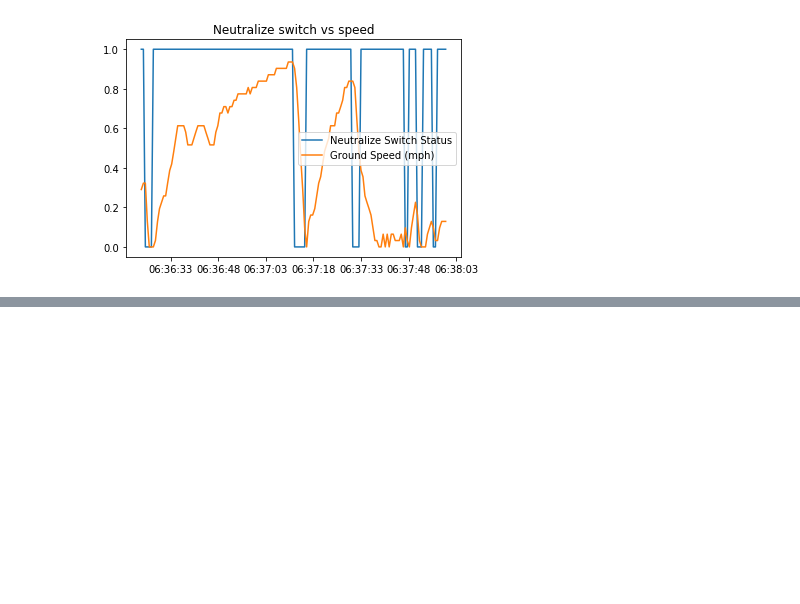
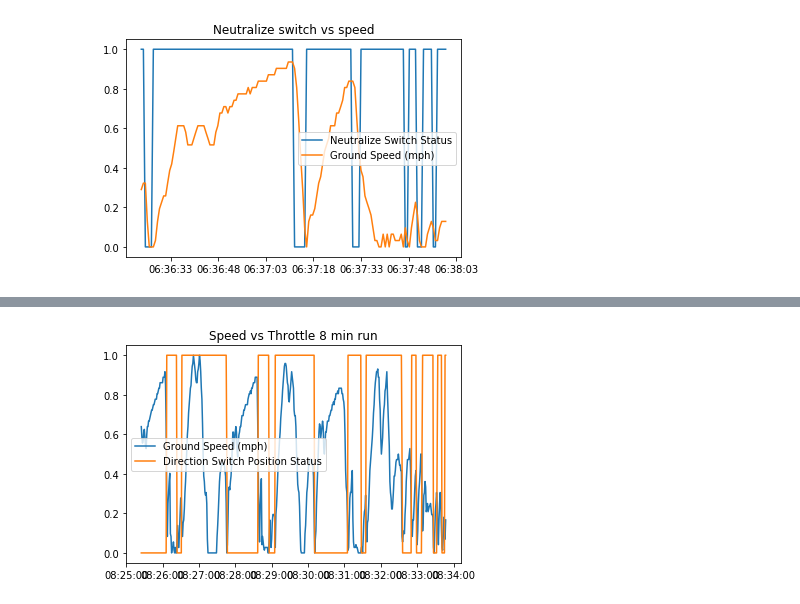
Before and after one commit to saramic/roxoff, a Jupyter notebook: prelim_analysis/Vehicle_data_overview.ipynb, the cells around one changed output, grey strips where cells are left out. Cells and saved outputs as stored; diff of their text form; code cells hidden in the pictures; blank space fills up the shorter version.

```diff
--- a/prelim_analysis/Vehicle_data_overview.ipynb
+++ b/prelim_analysis/Vehicle_data_overview.ipynb
@@ -281,0 +430,18 @@ for name in glob.glob(all_dir + 'LHDIMUData*'):
+# %%
+df_all_bog['Journey'].value_counts()
+# DP102:108W07      43284
+# DP102:108E05      42763
+# DP102:108W04      41945
+# DP102:108W08      37749
+# DP102:108W03      33514
+df_all_bog[df_all_bog['Journey'] == 'DP102:108W07']['Operator'].value_counts()
+# 094c68186f33332bfeb662f33d65a41a60720296fba85eb006294319a0d35226    10124
+# 67d51998776df6c4765ebe103d5e4ab8c62f2ae1c1377da0862caacd6411b825     6296
+# 8697ed3c178553472fcdd09939e91bd61190211e6bb8ee9c56e99d058bc5a205     5561
+# 5317550a53952273b1d7d37694877e514c49abf089871d5945f8674b966bcd80      911
+
+df_journey_operator = df_all_bog[
+    (df_all_bog['Journey'] == 'DP102:108W07') &
+#     (df_all_bog['Journey'] == 'DP102:108W03') &
+    (df_all_bog['Operator'] == '22745ee2941e905f609467eaa08defb3abb1d3b647628cc140d528669d330671')
+]
@@ -281,0 +452,13 @@ for name in glob.glob(all_dir + 'LHDIMUData*'):
+# %%
+plot_normalized_for(df_journey_operator, 'Speed vs Throttle 8 min run',
+                    [
+                        'Ground Speed (mph)',
+#                         'Throttle Position (%)',
+                        'Direction Switch Position Status',
+#                         'Tilt Angle (deg)'
+                    ],
+                    '2016-11-11 08:25:25',
+                    '2016-11-11 08:33:47'
+                   )
+# %% [output]
+[figure, added]
```
Also changed, not shown: parts of 21 cells of this notebook.
